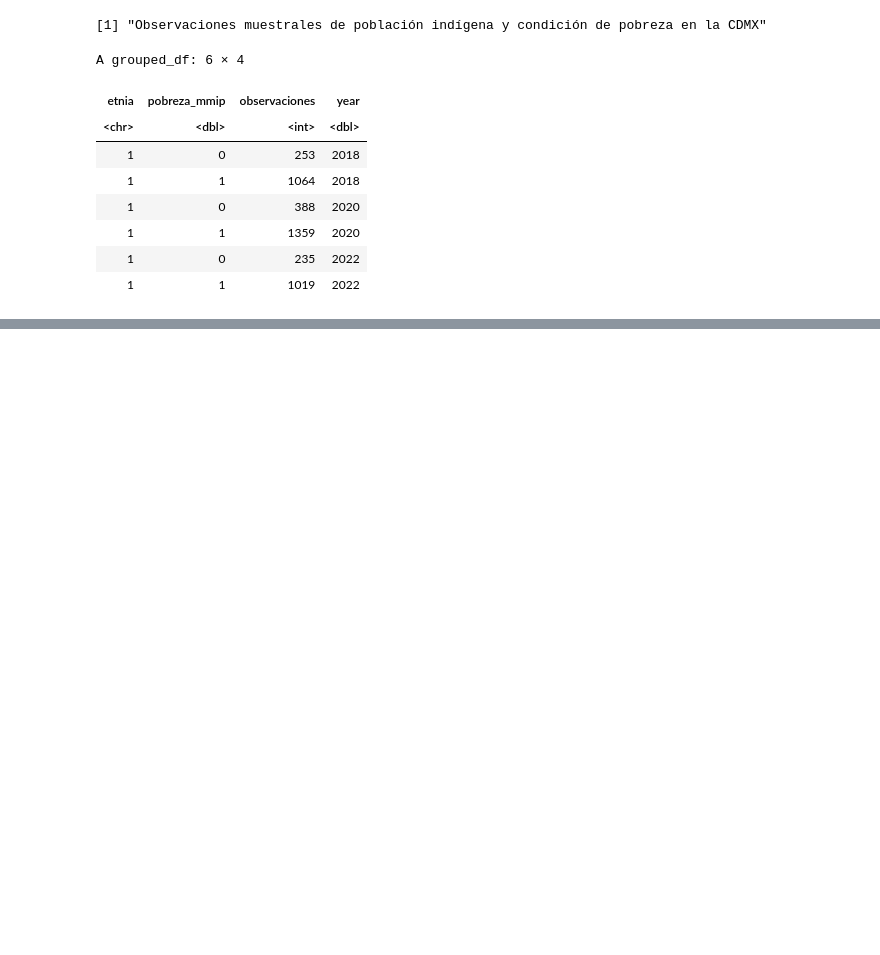
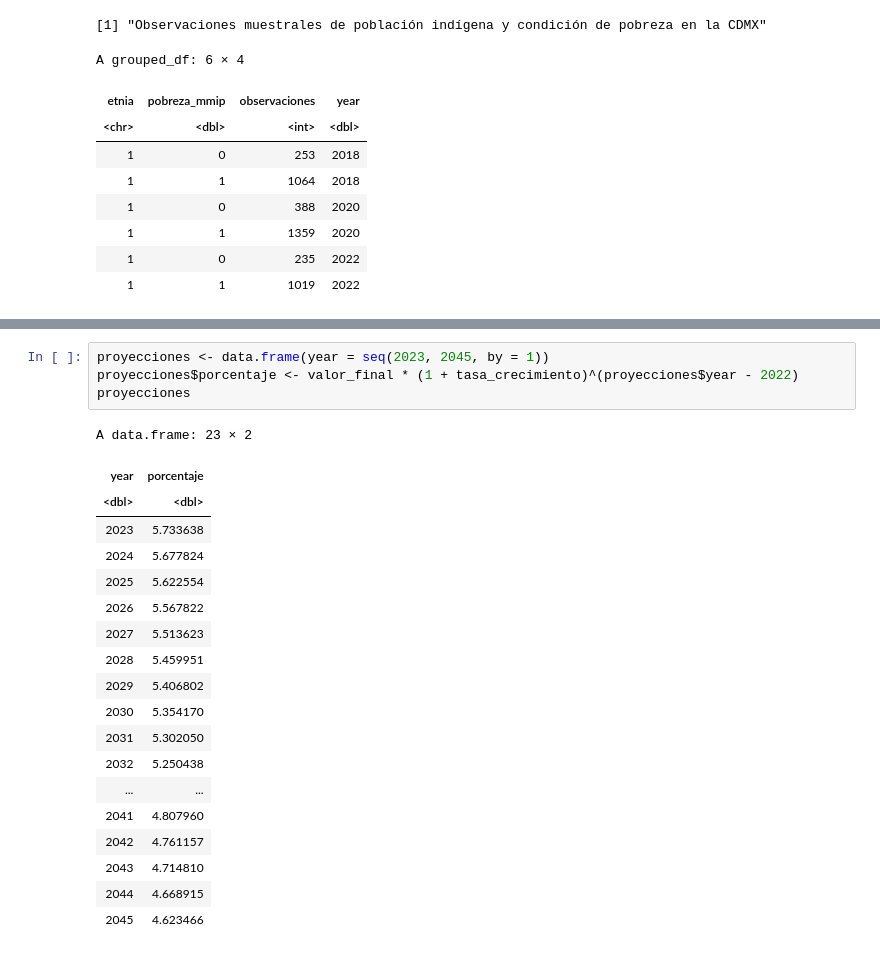
Before and after one commit to cpyp-ipdp/pgd_cdmx, a Jupyter notebook: indicadores/pueblos_indigenas/indicadores_pueblos_indigenas.ipynb, the cells around one changed output, grey strips where cells are left out. Cells and saved outputs as stored; diff of their text form; blank space fills up the shorter version.

```diff
--- a/indicadores/pueblos_indigenas/indicadores_pueblos_indigenas.ipynb
+++ b/indicadores/pueblos_indigenas/indicadores_pueblos_indigenas.ipynb
@@ -560,0 +568,24 @@ A grouped_df: 6 × 4
+# %%
+proyecciones <- data.frame(year = seq(2023, 2045, by = 1))
+proyecciones$porcentaje <- valor_final * (1 + tasa_crecimiento)^(proyecciones$year - 2022)
+proyecciones
+# %% [output]
+A data.frame: 23 × 2
+| year | porcentaje |
+| <dbl> | <dbl> |
+| 2023 | 5.733638 |
+| 2024 | 5.677824 |
+| 2025 | 5.622554 |
+| 2026 | 5.567822 |
+| 2027 | 5.513623 |
+| 2028 | 5.459951 |
+| 2029 | 5.406802 |
+| 2030 | 5.354170 |
+| 2031 | 5.302050 |
+| 2032 | 5.250438 |
+| ... | ... |
+| 2041 | 4.807960 |
+| 2042 | 4.761157 |
+| 2043 | 4.714810 |
+| 2044 | 4.668915 |
+| 2045 | 4.623466 |
```
Also changed, not shown: parts of 13 cells of this notebook.
